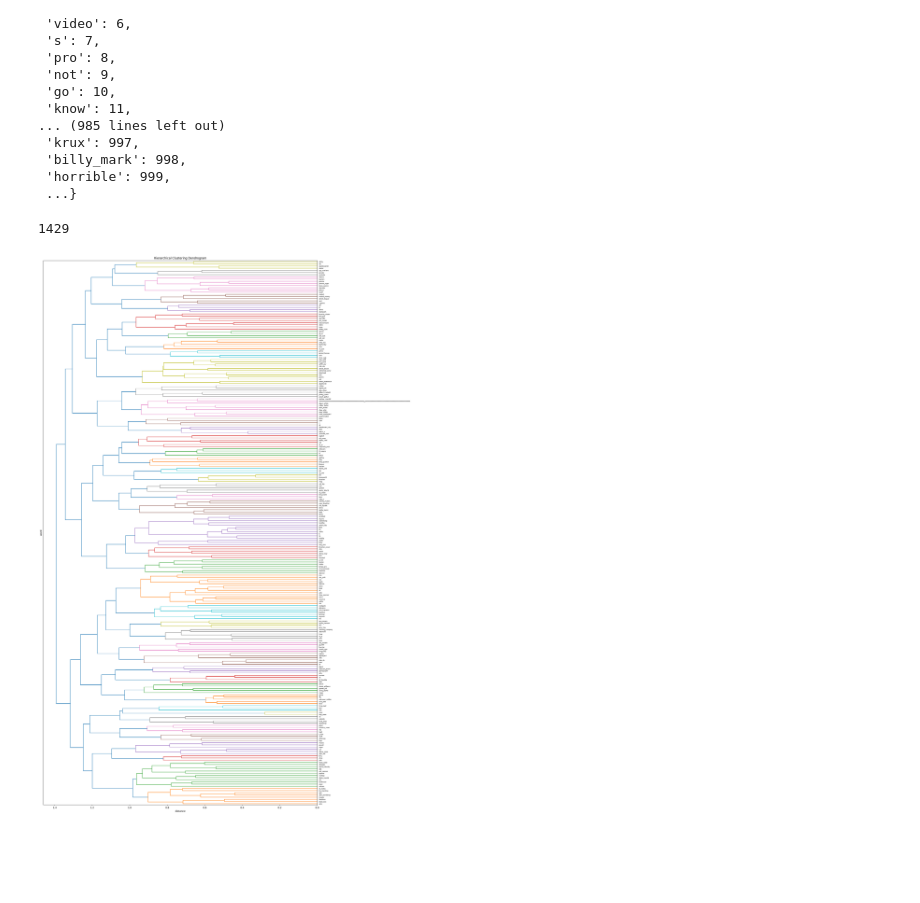
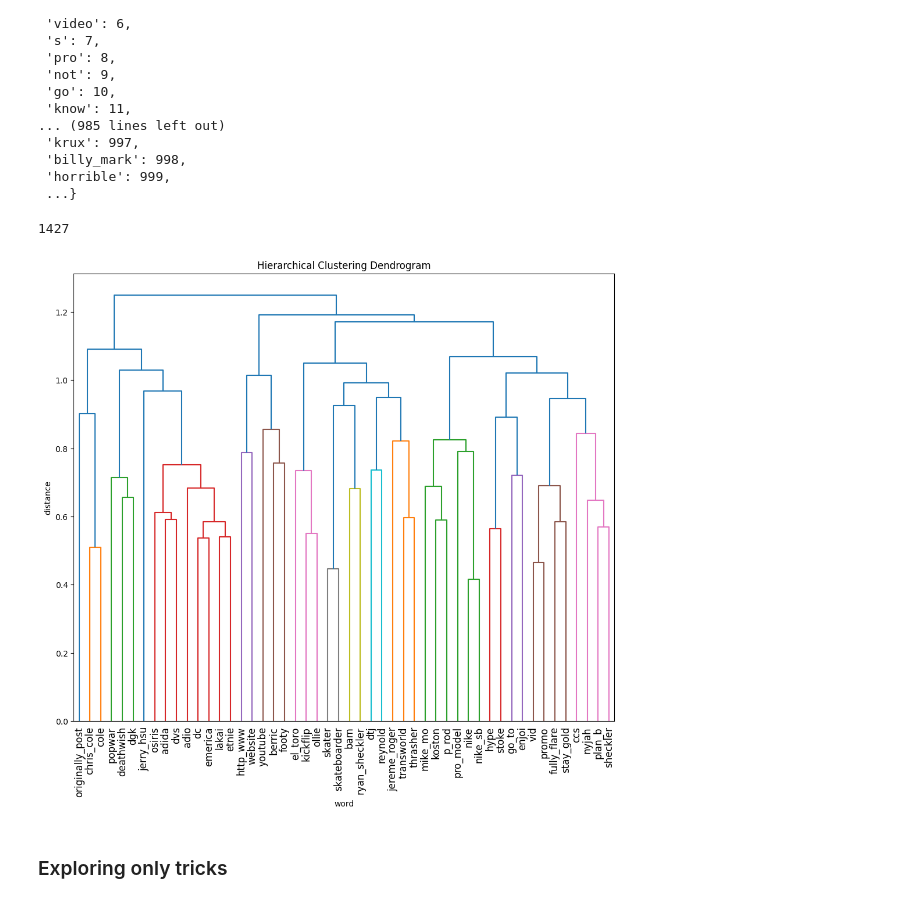
Before and after one commit to DanielYakubov/CorpusKnowledgeGraphs, a Jupyter notebook: embs_and_cluster_analysis.ipynb, the cells around one changed output. Saved outputs shown, nothing was run; the diff lists cells and outputs as text; code cells hidden in the pictures; blank space fills up the shorter version.

```diff
--- a/embs_and_cluster_analysis.ipynb
+++ b/embs_and_cluster_analysis.ipynb
@@ -376,41 +376,42 @@ new_labels = []
 for word, _ in w2v_model.wv.key_to_index.items():
     # contextless pos tagging
     w, tag = nltk.pos_tag([word], tagset='universal')[0]
-    if tag == 'NOUN' and word not in std_english_words:
+    if tag == 'NOUN' and word not in std_english_words and len(word) < 100:
         new_labels.append(word)
         new_vectors.append(w2v_model.wv[word]) #appending the embedding
 # %%
 len(new_vectors)
 # %% [output]
-1429
+1427
 # %%
 # this is still too many
 # will do k means to reduce it to 500
 # for now, silly way
-new_vectors = new_vectors[:250]
-new_labels = new_labels[:250]
+new_vectors = new_vectors[:50]
+new_labels = new_labels[:50]
 # %%
 # base code citation (I modified it a bit)
 # https://stackoverflow.com/questions/41462711/python-calculate-hierarchical-clustering-of-word2vec-vectors-and-plot-the-resu
 
 from matplotlib import pyplot as plt
 from scipy.cluster.hierarchy import dendrogram, linkage
 
 # using cos dist
 l = linkage(new_vectors, method='complete', metric='cosine')
 
 # calculate full dendrogram
-plt.figure(figsize=(20, 40))
+plt.figure(figsize=(12, 10))
 plt.title('Hierarchical Clustering Dendrogram')
-plt.ylabel('word')
-plt.xlabel('distance')
+plt.ylabel('distance')
+plt.xlabel('word')
 
 d = dendrogram(
     l,
-    leaf_font_size=6.,  # font size for the x axis labels
-    orientation='left',
+    leaf_font_size=12.,  # font size for the x axis labels
     labels=new_labels
 )
 plt.show()
 # %% [output]
-[figure, old version]
+[figure, new version]
+# %% [markdown]
+### Exploring only tricks
```
Also changed, not shown: parts of 20 cells of this notebook.
